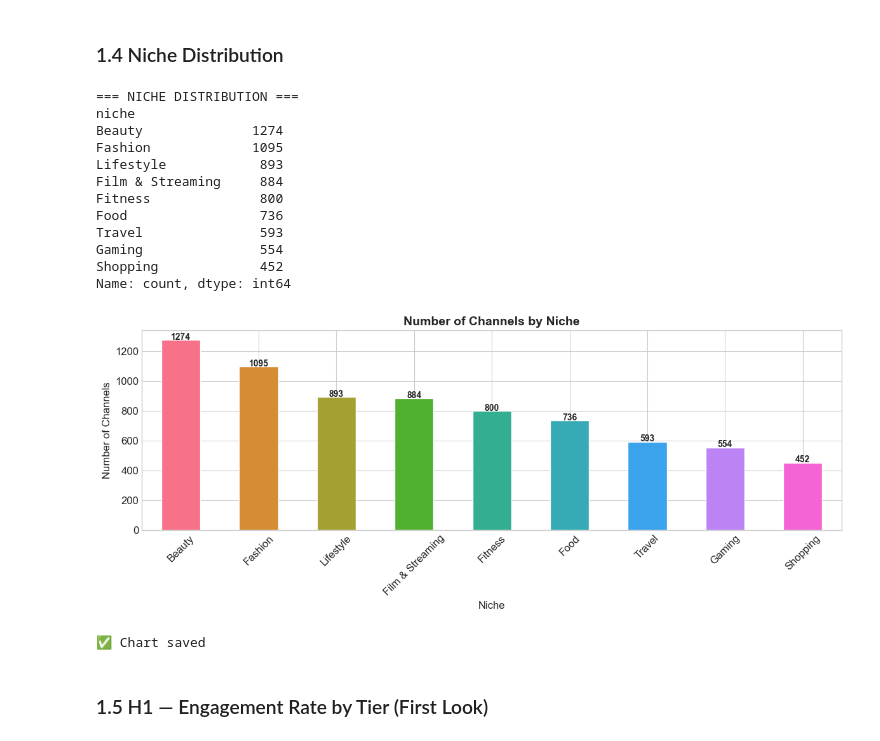
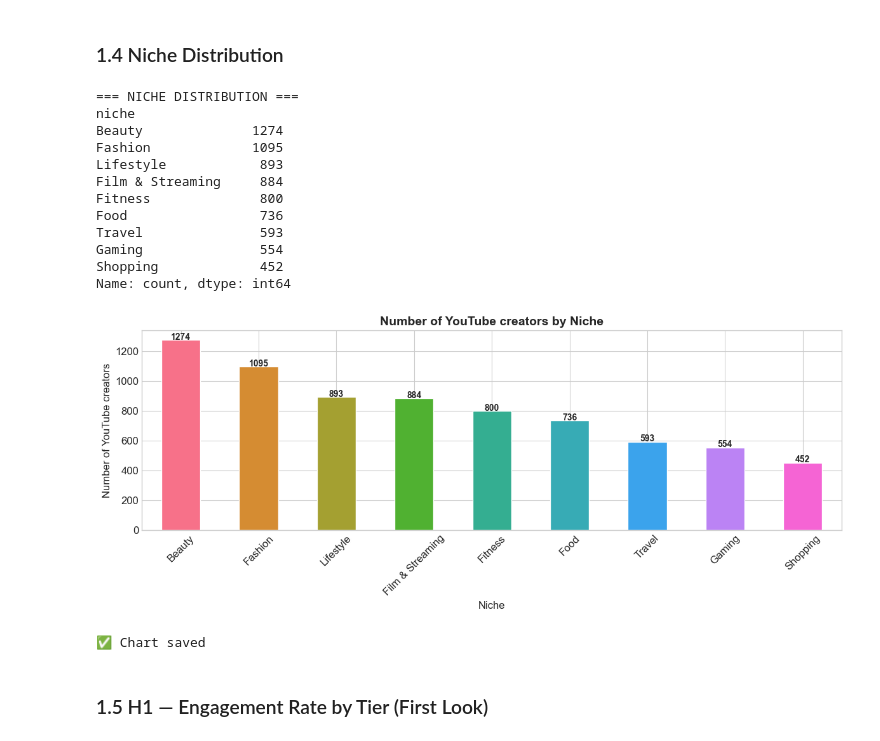
Before and after one commit to Soha-zamani/beyond-last-click, a Jupyter notebook: 05_Notebooks/01_data_collection_eda.ipynb, the cells around one changed output. Cells and saved outputs as stored; diff of their text form; code cells hidden in the pictures.

```diff
--- a/notebooks/01_data_collection_eda.ipynb
+++ b/05_Notebooks/01_data_collection_eda.ipynb
@@ -146,9 +146,9 @@ fig, axes = plt.subplots(1, 2, figsize=(14, 5))
 # Bar chart
 colors = ['#2196F3', '#4CAF50', '#FF9800', '#F44336']
 tier_counts.plot(kind='bar', ax=axes[0], color=colors, edgecolor='white')
-axes[0].set_title('Number of Channels by Influencer Tier', fontsize=14, fontweight='bold')
+axes[0].set_title('Number of YouTube creators by Influencer Tier', fontsize=14, fontweight='bold')
 axes[0].set_xlabel('Tier')
-axes[0].set_ylabel('Number of Channels')
+axes[0].set_ylabel('Number of YouTube creators')
 axes[0].tick_params(axis='x', rotation=0)
 for i, v in enumerate(tier_counts):
     axes[0].text(i, v + 5, str(v), ha='center', fontweight='bold')
@@ -185,36 +185,36 @@ Tier subscriber ranges:
 print('=== NICHE DISTRIBUTION ===')
 niche_counts = df_yt_clean['niche'].value_counts()
 print(niche_counts)
 
 # Plot
 fig, ax = plt.subplots(figsize=(12, 5))
 niche_counts.plot(kind='bar', ax=ax, color=sns.color_palette('husl', len(niche_counts)),
                   edgecolor='white')
-ax.set_title('Number of Channels by Niche', fontsize=14, fontweight='bold')
+ax.set_title('Number of YouTube creators by Niche', fontsize=14, fontweight='bold')
 ax.set_xlabel('Niche')
-ax.set_ylabel('Number of Channels')
+ax.set_ylabel('Number of YouTube creators')
 ax.tick_params(axis='x', rotation=45)
 for i, v in enumerate(niche_counts):
     ax.text(i, v + 2, str(v), ha='center', fontweight='bold', fontsize=10)
 
 plt.tight_layout()
 plt.savefig('../04_Analysis/02_niche_distribution.png', dpi=150, bbox_inches='tight')
 plt.show()
 print('✅ Chart saved')
 # %% [output]
 === NICHE DISTRIBUTION ===
 niche
 Beauty              1274
 Fashion             1095
 Lifestyle            893
 Film & Streaming     884
 Fitness              800
 Food                 736
 Travel               593
 Gaming               554
 Shopping             452
 Name: count, dtype: int64
-[figure, old version]
+[figure, new version]
 ✅ Chart saved
 # %% [markdown]
 ### 1.5 H1 — Engagement Rate by Tier (First Look)
```
Also changed, not shown: parts of 5 cells of this notebook, 42 other files.
